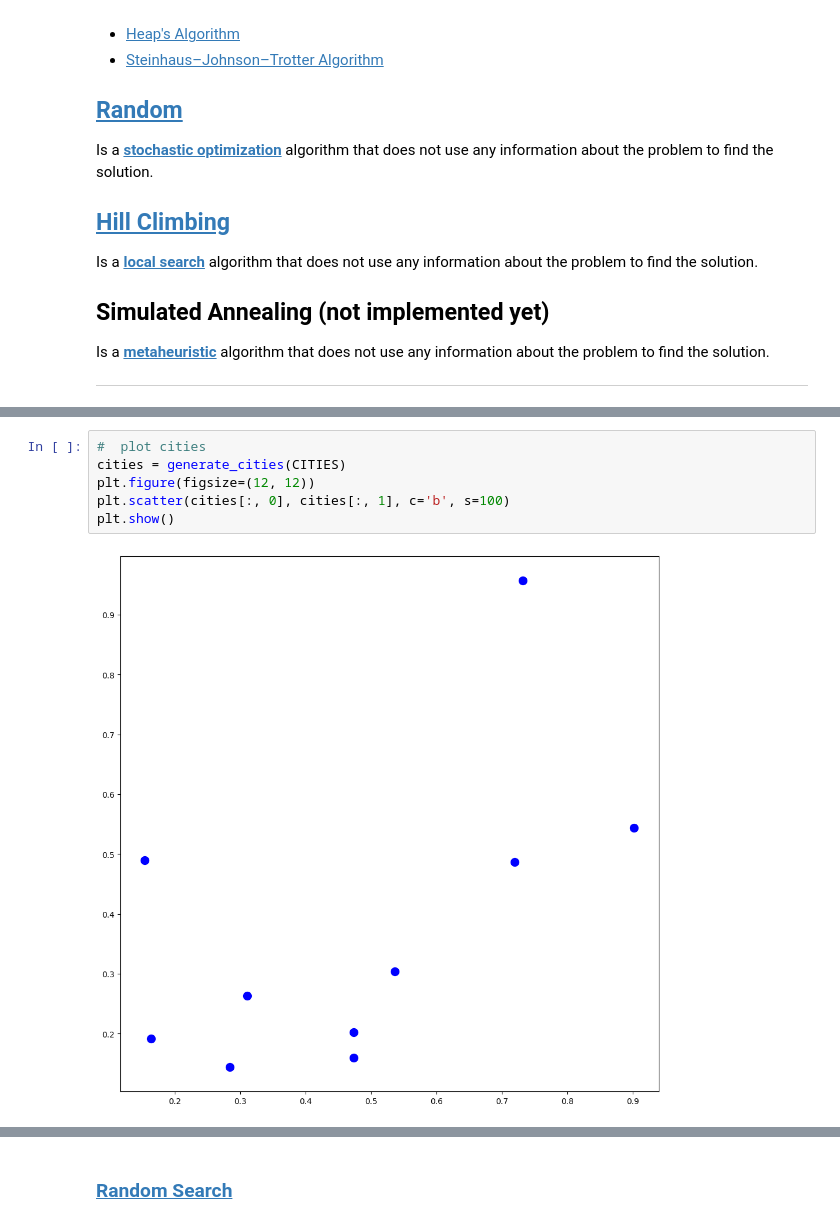
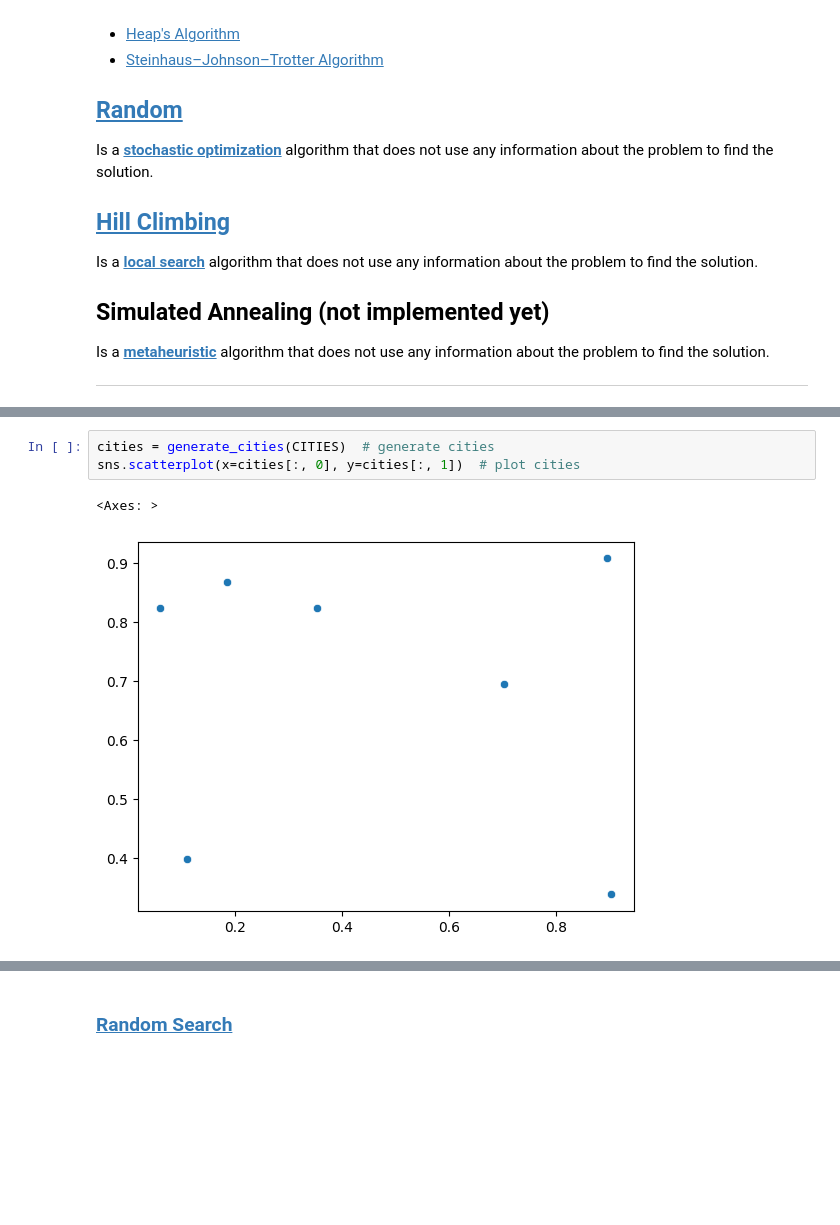
Before and after one commit to Yrrrrrf/artificial_intelligence, a Jupyter notebook: projects/tsp_genetic_algorithms/traveling_salesman_problem.ipynb, the cells around one changed output, grey strips where cells are left out. Drawn from its saved outputs; the diff is of its cells as text; blank space fills up the shorter version.

```diff
--- a/projects/tsp_genetic_algorithms/traveling_salesman_problem.ipynb
+++ b/projects/tsp_genetic_algorithms/traveling_salesman_problem.ipynb
@@ -105,12 +100,10 @@ def plot_fitness(fitness: np.ndarray) -> None:
     plt.figure(figsize=(10, 10))
     plt.plot(fitness)
     plt.show()
-# %%
-#  plot cities
-cities = generate_cities(CITIES)
-plt.figure(figsize=(12, 12))
-plt.scatter(cities[:, 0], cities[:, 1], c='b', s=100)
-plt.show()
-# %% [output]
-[figure, removed]
+# %%
+cities = generate_cities(CITIES)  # generate cities
+sns.scatterplot(x=cities[:, 0], y=cities[:, 1])  # plot cities
+# %% [output]
+<Axes: >
+[figure, added]
 # %%
```
Also changed, not shown: parts of 14 cells of this notebook, 3 other files.
